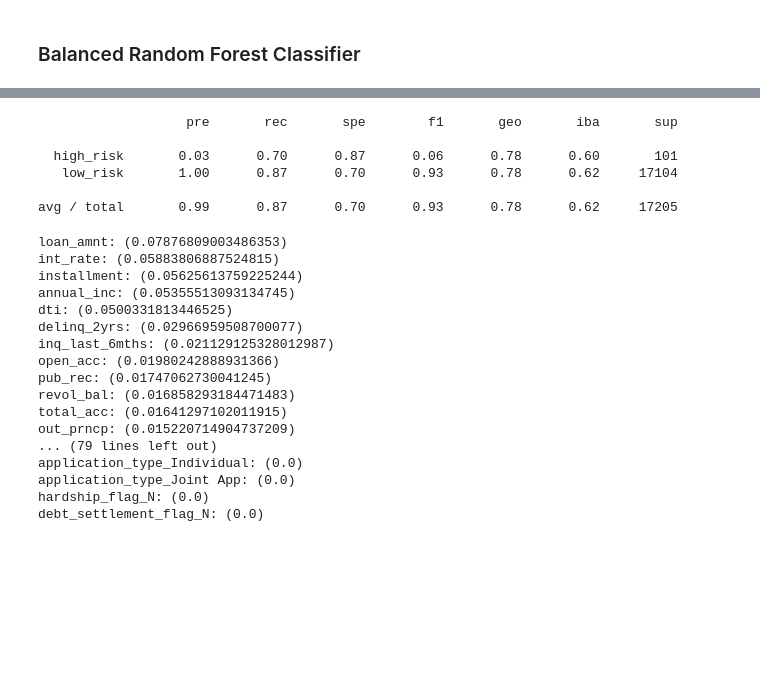
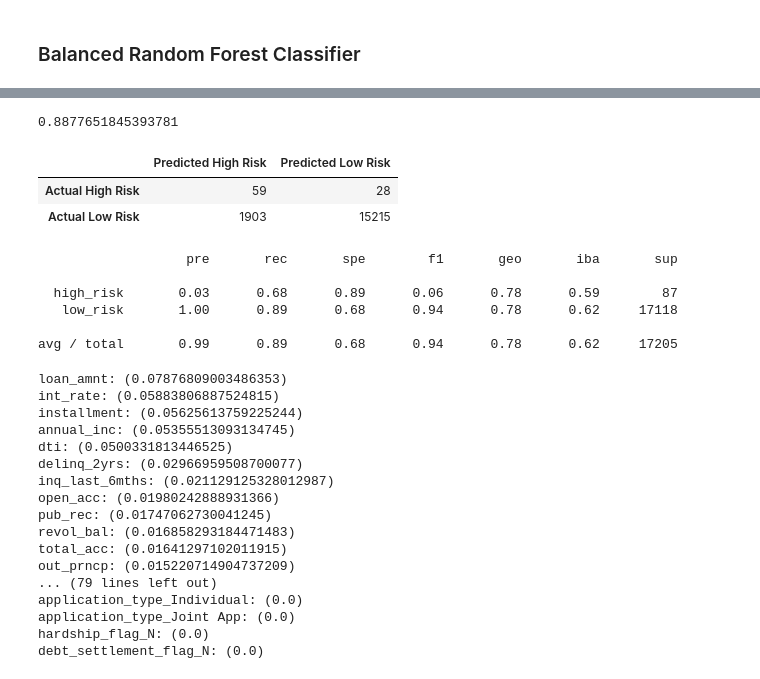
Before and after one commit to michaelxie1/Credit_Risk_Analysis, a Jupyter notebook: credit_risk_ensemble.ipynb, the cells around one changed output, grey strips where cells are left out. Drawn from its saved outputs; the diff is of its cells as text; code cells hidden in the pictures; blank space fills up the shorter version.

```diff
--- a/credit_risk_ensemble.ipynb
+++ b/credit_risk_ensemble.ipynb
@@ -43,7 +43,7 @@ columns = [
 target = ["loan_status"]
 # %%
 # Load the data
-file_path = Path('LoanStats_2019Q1.csv.zip')
+file_path = Path('LoanStats_2019Q1.csv')
 df = pd.read_csv(file_path, skiprows=1)[:-2]
 df = df.loc[:, columns].copy()
 
@@ -144,13 +140,60 @@ array([[   71,    30],
+# %%
+from sklearn.preprocessing import StandardScaler
+
+#First create standard scalar
+scaler = StandardScaler()
+
+#Fit scalar to training data
+X_scaler = scaler.fit(X_train)
+
+#Scale data
+X_train_scale = X_scaler.transform(X_train)
+X_test_scale = X_scaler.transform(X_test)
+# %%
+# Resample the training data with the BalancedRandomForestClassifier
+from imblearn.ensemble import BalancedRandomForestClassifier
+rand_forest_model = BalancedRandomForestClassifier(n_estimators=100, random_state=1)
+
+#Fit the model
+rand_forest_model = rand_forest_model.fit(X_train_scale, y_train)
+# %%
+# Calculated the balanced accuracy score
+# Making predictions using the testing data.
+from sklearn.metrics import accuracy_score
+
+predictions = rand_forest_model.predict(X_test_scale)
+
+# Calculating the accuracy score.
+accurate_score = accuracy_score(y_test, predictions)
+accurate_score
+# %% [output]
+0.8877651845393781
+# %%
+# Display the confusion matrix
+from sklearn.metrics import confusion_matrix
+
+con_mat= confusion_matrix(y_test, predictions)
+
+con_mat_df = pd.DataFrame(
+    con_mat, index=["Actual High Risk", "Actual Low Risk"], columns=["Predicted High Risk", "Predicted Low Risk"]
+)
+
+con_mat_df
+# %% [output]
+|  | Predicted High Risk | Predicted Low Risk |
+| Actual High Risk | 59 | 28 |
+| Actual Low Risk | 1903 | 15215 |
 # %%
 # Print the imbalanced classification report
-# YOUR CODE HERE
+from imblearn.metrics import classification_report_imbalanced
+print(classification_report_imbalanced(y_test, predictions))
 # %% [output]
                    pre       rec       spe        f1       geo       iba       sup
 
-  high_risk       0.03      0.70      0.87      0.06      0.78      0.60       101
-   low_risk       1.00      0.87      0.70      0.93      0.78      0.62     17104
+  high_risk       0.03      0.68      0.89      0.06      0.78      0.59        87
+   low_risk       1.00      0.89      0.68      0.94      0.78      0.62     17118
 
-avg / total       0.99      0.87      0.70      0.93      0.78      0.62     17205
+avg / total       0.99      0.89      0.68      0.94      0.78      0.62     17205
 # %%
 # List the features sorted in descending order by feature importance
 # YOUR CODE HERE
```
Also changed, not shown: parts of 16 cells of this notebook.
